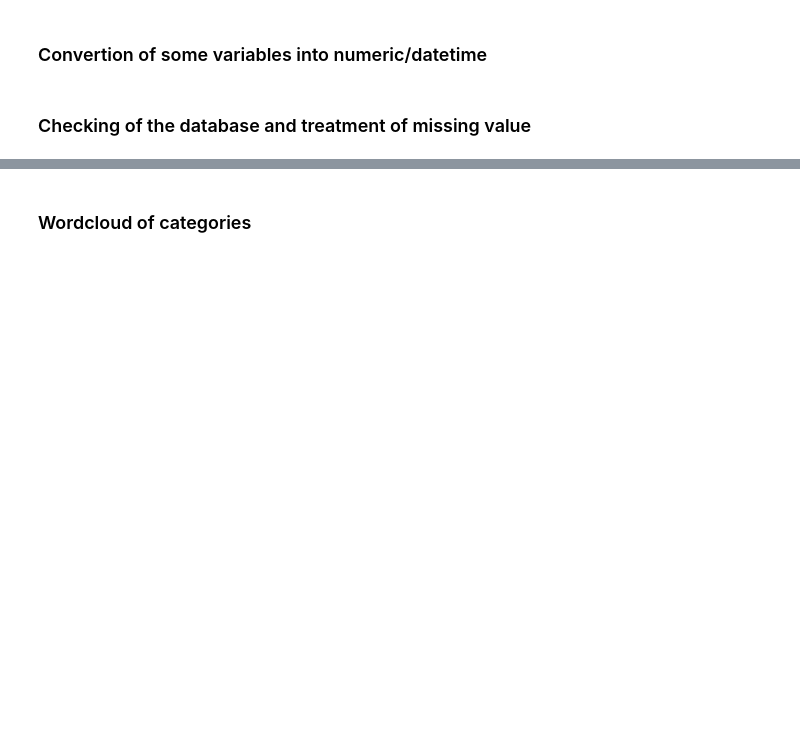
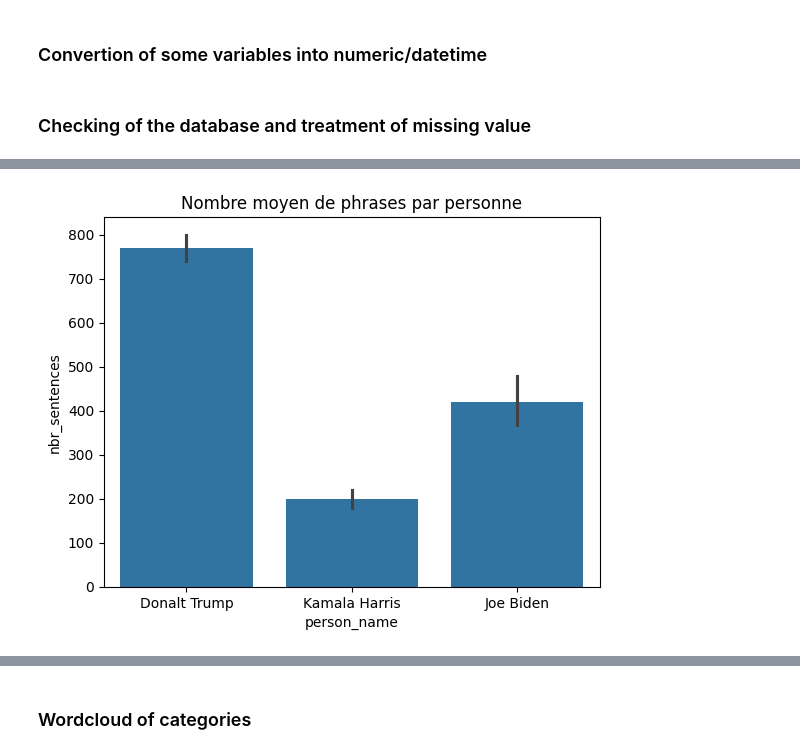
Before and after one commit to NgrimaldiN/Getting-in-Trump-s-Head, a Jupyter notebook: notebooks/test_db.ipynb, the cells around one changed output, grey strips where cells are left out. Saved outputs shown, nothing was run; the diff lists cells and outputs as text; code cells hidden in the pictures; blank space fills up the shorter version.

```diff
--- a/notebooks/test_db.ipynb
+++ b/notebooks/test_db.ipynb
@@ -83,0 +168,10 @@ df1[["nbr_sentences","nbr_words","nbr_seconds" ]].describe().round(2)
+# %%
+import seaborn as sns
+import matplotlib.pyplot as plt
+
+
+sns.barplot(x="person_name", y="nbr_sentences", data=df)
+plt.title("Nombre moyen de phrases par personne")
+plt.show()
+# %% [output]
+[figure, added]
```
Also changed, not shown: parts of 26 cells of this notebook, 1 other file.
